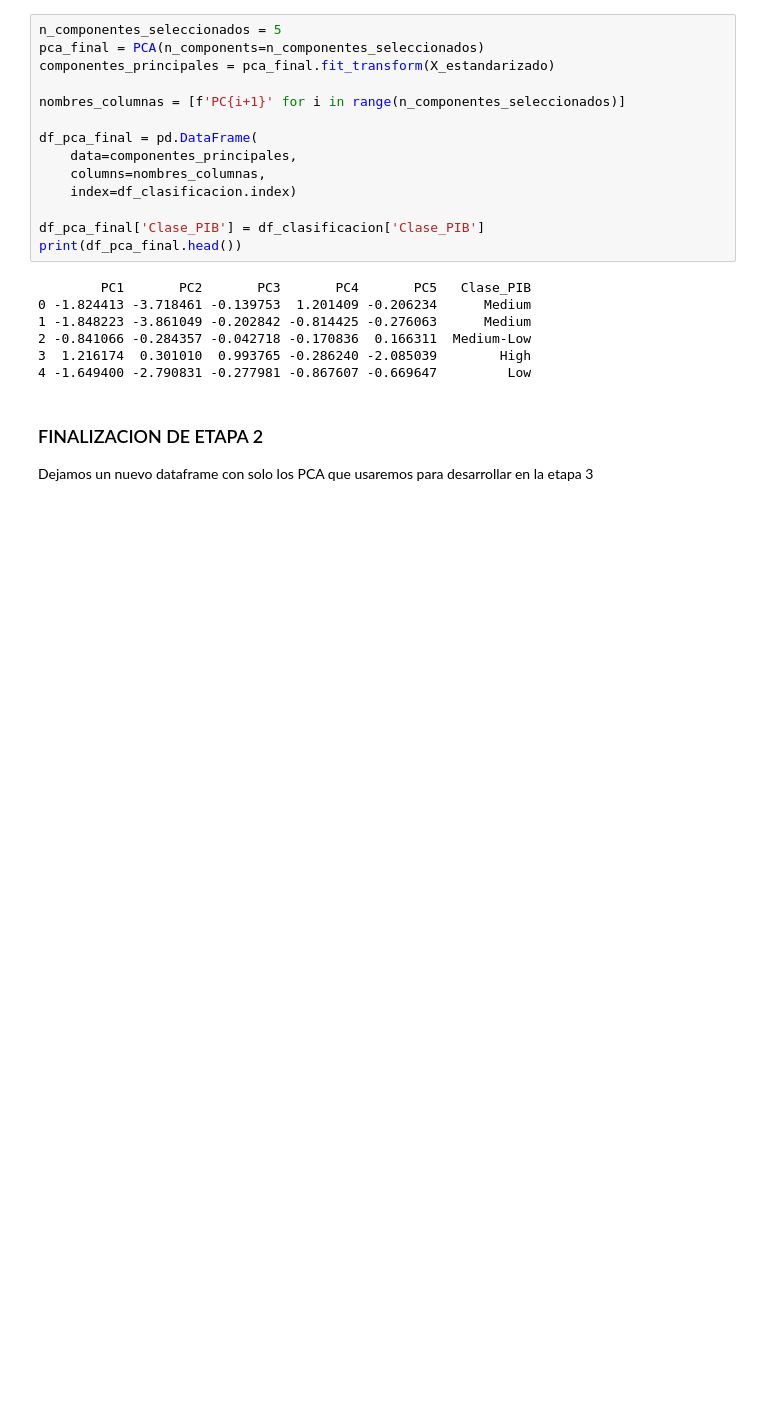
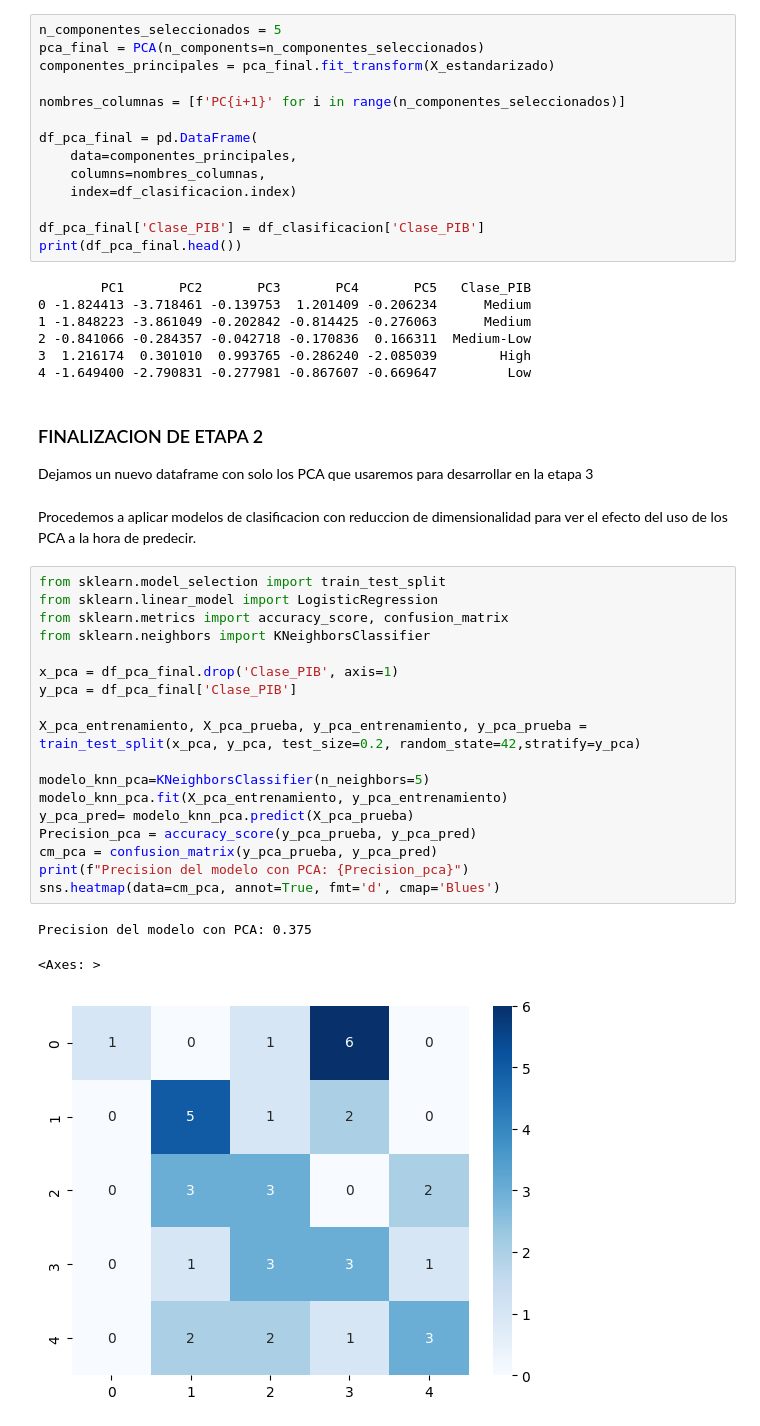
Before and after one commit to vicentegonzalez-hub/Portafolio, a Jupyter notebook: pib_wb.ipynb, the cells around one changed output. Drawn from its saved outputs; the diff is of its cells as text; blank space fills up the shorter version.

```diff
--- a/pib_wb.ipynb
+++ b/pib_wb.ipynb
@@ -455,3 +455,27 @@ print(df_pca_final.head())
 # %% [markdown]
 ### FINALIZACION DE ETAPA 2
 Dejamos un nuevo dataframe con solo los PCA que usaremos para  desarrollar en la etapa 3
+# %% [markdown]
+Procedemos a aplicar modelos de clasificacion con reduccion de dimensionalidad para ver el efecto del uso de los PCA a la hora de predecir.
+# %%
+from sklearn.model_selection import train_test_split
+from sklearn.linear_model import LogisticRegression
+from sklearn.metrics import accuracy_score, confusion_matrix
+from sklearn.neighbors import KNeighborsClassifier
+
+x_pca = df_pca_final.drop('Clase_PIB', axis=1)
+y_pca = df_pca_final['Clase_PIB']
+
+X_pca_entrenamiento, X_pca_prueba, y_pca_entrenamiento, y_pca_prueba = train_test_split(x_pca, y_pca, test_size=0.2, random_state=42,stratify=y_pca)
+
+modelo_knn_pca=KNeighborsClassifier(n_neighbors=5)
+modelo_knn_pca.fit(X_pca_entrenamiento, y_pca_entrenamiento)
+y_pca_pred= modelo_knn_pca.predict(X_pca_prueba)
+Precision_pca = accuracy_score(y_pca_prueba, y_pca_pred)
+cm_pca = confusion_matrix(y_pca_prueba, y_pca_pred)
+print(f"Precision del modelo con PCA: {Precision_pca}")
+sns.heatmap(data=cm_pca, annot=True, fmt='d', cmap='Blues')
+# %% [output]
+Precision del modelo con PCA: 0.375
+<Axes: >
+[figure, added]
```
Also changed, not shown: parts of 10 cells of this notebook.
